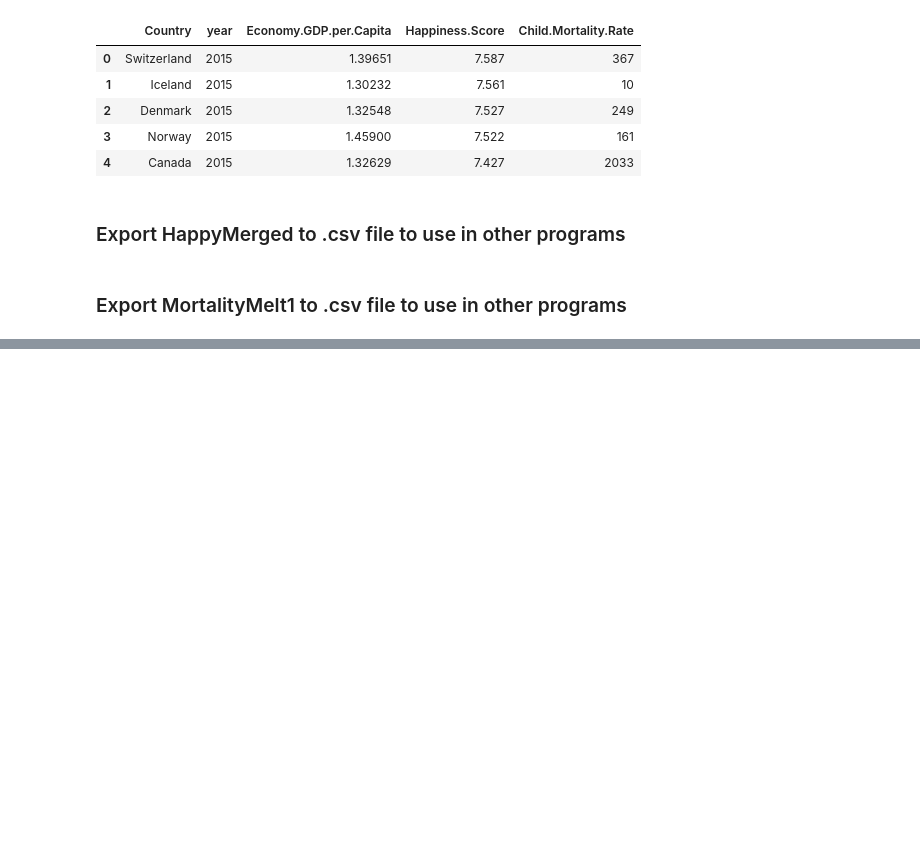
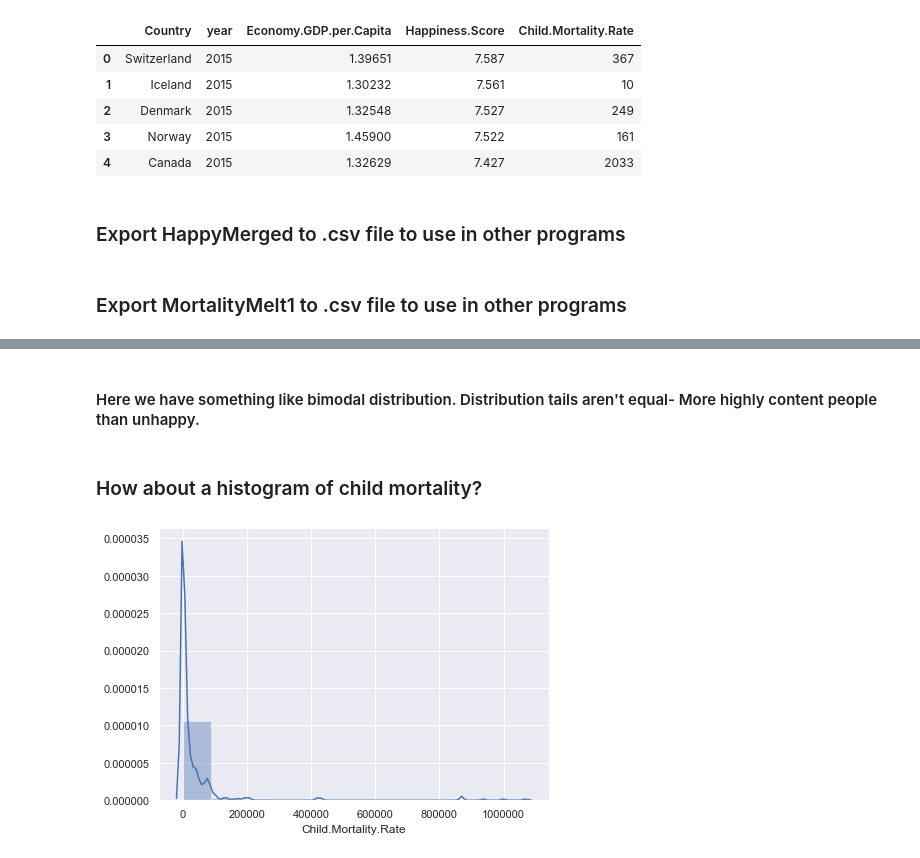
Before and after one commit to tedstrauch/Final-Project, a Jupyter notebook: HappyMelt2015-2017.ipynb, the cells around one changed output, grey strips where cells are left out. Cells and saved outputs as stored; diff of their text form; code cells hidden in the pictures; blank space fills up the shorter version.

```diff
--- a/HappyMelt2015-2017.ipynb
+++ b/HappyMelt2015-2017.ipynb
@@ -385,0 +465,10 @@ MortalityMelt1 = pd.read_csv('HappyMelt2015-2017', encoding='utf-8')
+# %% [markdown]
+#### Here we have something like bimodal distribution. Distribution tails aren't equal- More highly content people than unhappy.
+# %% [markdown]
+### How about a histogram of child mortality?
+# %%
+fig = plt.figure(figsize=(7,5))
+sns.set()
+sns.distplot(MortalityMelt1['Child.Mortality.Rate'],bins=12);
+# %% [output]
+[figure, added]
```
Also changed, not shown: parts of 22 cells of this notebook, 6 other files.
